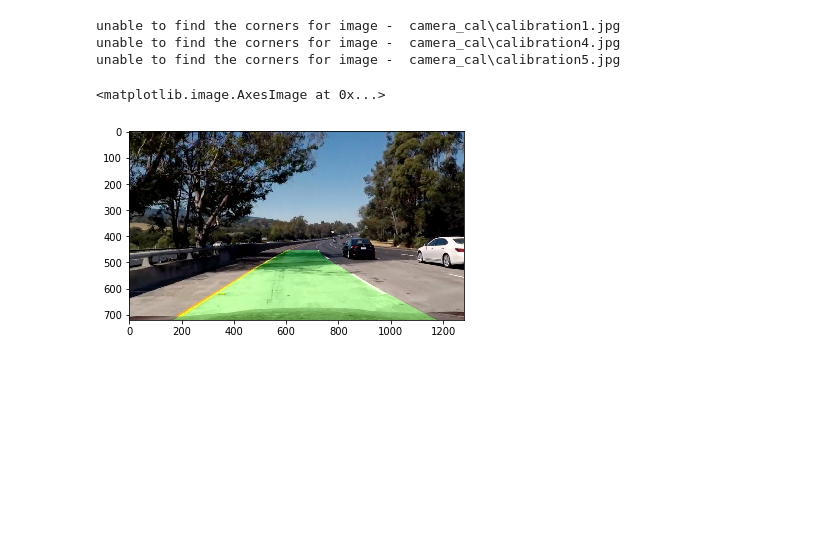
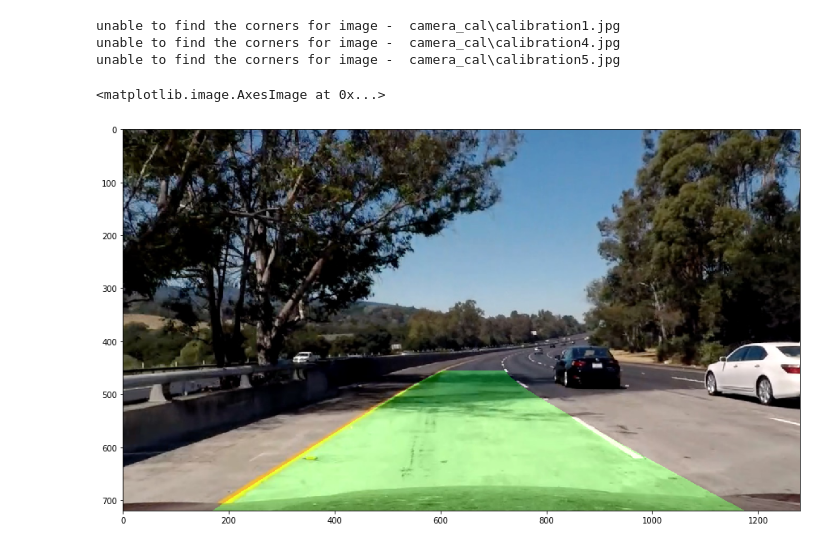
Before and after one commit to moizKachwala/self-drivingCar-advance-lane-p2, a Jupyter notebook: lane_detection_v1.ipynb, the cells around one changed output. Drawn from its saved outputs; the diff is of its cells as text; code cells hidden in the pictures; blank space fills up the shorter version.

Commit message:
added line

```diff
--- a/lane_detection_v1.ipynb
+++ b/lane_detection_v1.ipynb
@@ -225,6 +251,7 @@ def image_De_warper(img, src_points, dest_points):
     return warped
 # %%
 def find_lane_pixels(binary_warped):
+    global g_line
 
     # Bottom half of the image
     bottom_half = binary_warped[binary_warped.shape[0]//2:,:]
@@ -238,8 +265,8 @@ def find_lane_pixels(binary_warped):
     # Find the peak of the left and right halves of the histogram
     # These will be the starting point for the left and right lines
     midpoint = np.int(histogram.shape[0]//2)
-    leftx_base = np.argmax(histogram[:midpoint])
-    rightx_base = np.argmax(histogram[midpoint:]) + midpoint
+    g_line.leftx_base = np.argmax(histogram[:midpoint])
+    g_line.rightx_base = np.argmax(histogram[midpoint:]) + midpoint
 
 
     # HYPERPARAMETERS
@@ -257,8 +284,8 @@ def find_lane_pixels(binary_warped):
     nonzeroy = np.array(nonzero[0])
     nonzerox = np.array(nonzero[1])
     # Current positions to be updated later for each window in nwindows
-    leftx_current = leftx_base
-    rightx_current = rightx_base
+    leftx_current = g_line.leftx_base
+    rightx_current = g_line.rightx_base
 
     # Create empty lists to receive left and right lane pixel indices
     left_lane_inds = []
@@ -322,6 +349,10 @@ def fit_polynomial(binary_warped):
     left_fit = np.polyfit(lefty, leftx, 2)
     right_fit = np.polyfit(righty, rightx, 2)
 
+    g_line.left_fit = left_fit
+    g_line.right_fit = right_fit
+    g_line.detected = True
+
     # Generate x and y values for plotting
     ploty = np.linspace(0, binary_warped.shape[0]-1, binary_warped.shape[0] )
     try:
@@ -355,6 +437,10 @@ dst_points = np.float32([[320, 680],
     ])
 # %%
 def process_image(img):
+    global g_line
+
+    g_line.frameCounter += 1
+    margin = 50
 
     # Undistort image
     image = undistort_image(img, mtx, dist)
@@ -377,18 +463,29 @@ def process_image(img):
     warped_binary = image_warper(binary_masked_img, src_points, dst_points)
 
     # Lane Detection
-    left_fitx, right_fitx, ploty = fit_polynomial(warped_binary)
+    if g_line.detected:
+        # detect new fit line
+        left_fitx, right_fitx, ploty = search_around_poly(warped_binary)
+    else:
+        left_fitx, right_fitx, ploty = fit_polynomial(warped_binary)
+
+    # Line information
+    g_line.left_nfitx[g_line.currentIteration] = left_fitx
+    g_line.right_nfitx[g_line.currentIteration] = right_fitx
+
+    g_line.currentIteration += 1
+    g_line.currentIteration %= g_line.MAX_ITERATION_SIZE
 
     left_fitx_average = left_fitx
     right_fitx_average = right_fitx
 
-    # Curvature of Line
-    left_line = np.array([np.transpose(np.vstack([left_fitx_average, ploty]))])
-    right_line = np.array([np.flipud(np.transpose(np.vstack([right_fitx_average, ploty])))])
+    # Generate a polygon to illustrate the search window area
+    left_line_pts = np.array([np.transpose(np.vstack([left_fitx_average, ploty]))])
+    right_line_pts = np.array([np.flipud(np.transpose(np.vstack([right_fitx_average, ploty])))])
     binary_warped_zero = np.zeros_like(warped_binary).astype(np.uint8)
 
     lanes_warped = np.dstack((binary_warped_zero, binary_warped_zero, binary_warped_zero))
-    lane_pts = np.hstack((left_line, right_line))
+    lane_pts = np.hstack((left_line_pts, right_line_pts))
 
     # Draw the lane onto the warped blank image
     cv2.fillPoly(lanes_warped, np.int_([lane_pts]), (0, 255, 0))
@@ -396,11 +493,14 @@ def process_image(img):
 
     return unwarped_result
 # %%
+g_line = Line()
 img = cv2.imread("./test_images/test5.jpg")
 test5 = cv2.cvtColor(img, cv2.COLOR_BGR2RGB)
 out = process_image(test5)
 
+fig = plt.gcf()
+fig.set_size_inches(15, 20)
 plt.imshow(out)
 # %% [output]
 <matplotlib.image.AxesImage at 0x...>
-[figure, old version]
+[figure, new version]
```
Also changed, not shown: parts of 5 cells of this notebook.
